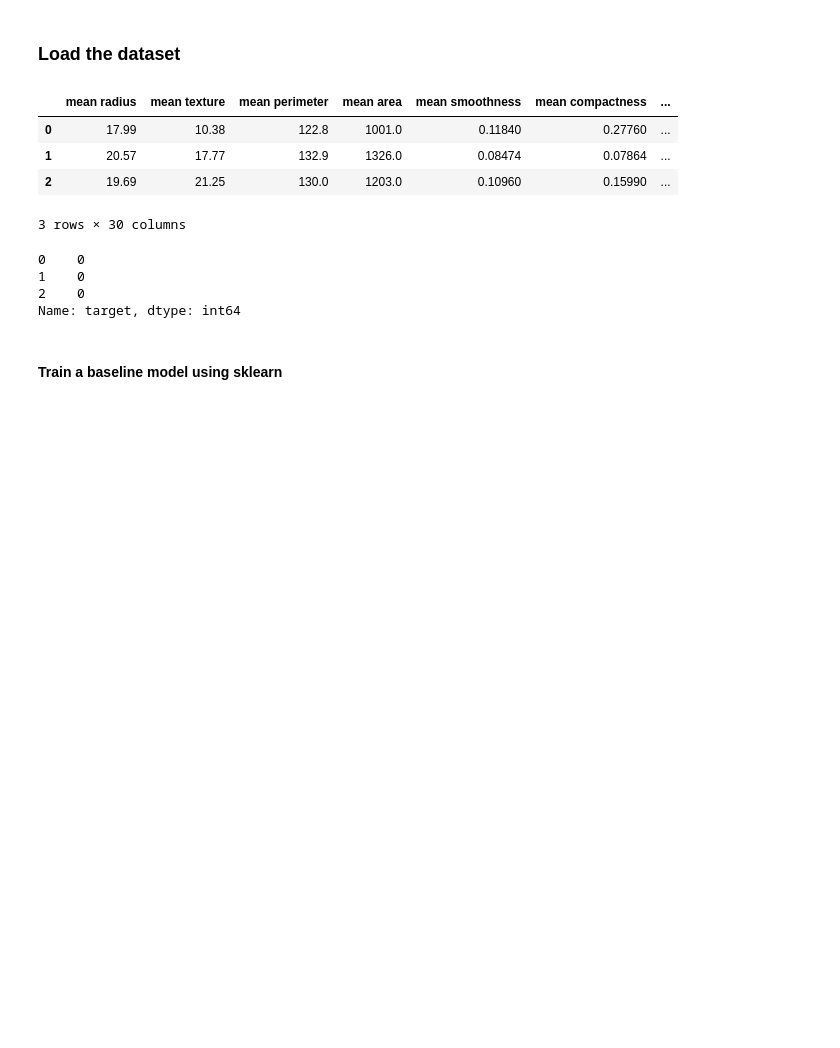
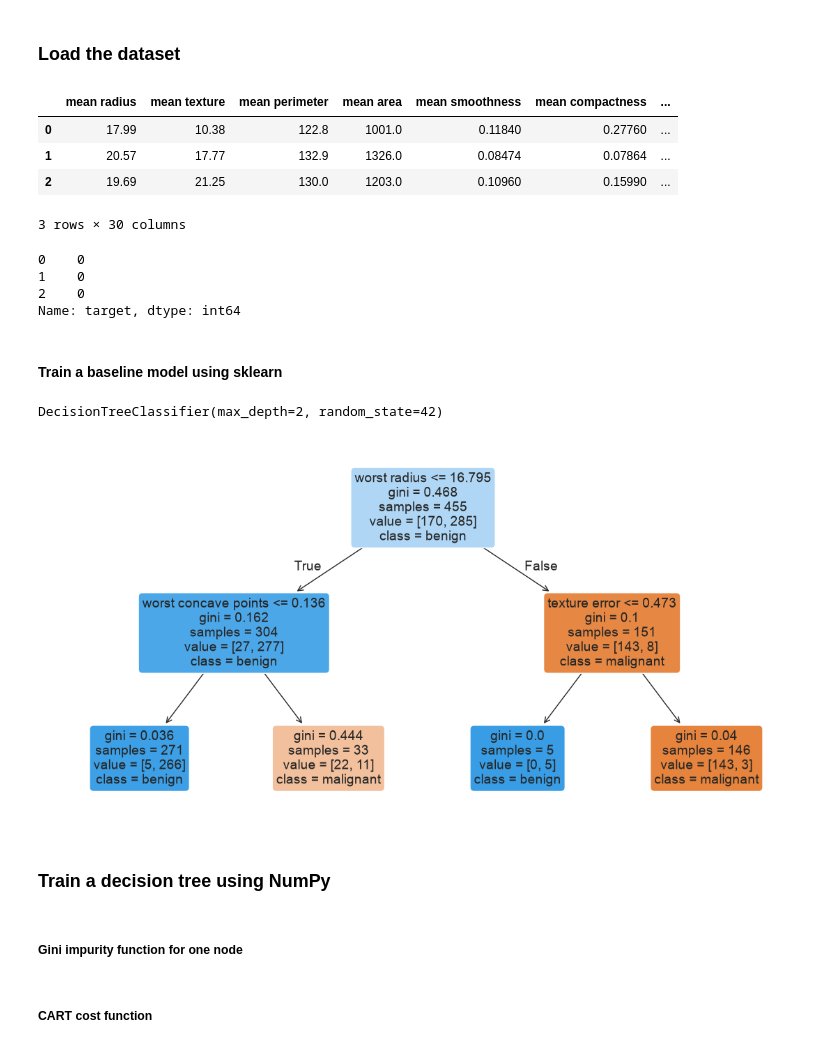
Before and after one commit to ArdaTuzn/ML_notebooks, a Jupyter notebook: breast_cancer/03-decision_tree.ipynb, the cells around one changed output. Cells and saved outputs as stored; diff of their text form; code cells hidden in the pictures; blank space fills up the shorter version.

Commit message:
Add Gini impurity and cart cost function

```diff
--- a/breast_cancer/03-decision_tree.ipynb
+++ b/breast_cancer/03-decision_tree.ipynb
@@ -39,3 +39,25 @@ Name: target, dtype: int64
 #### Train a baseline model using sklearn
 # %%
 from sklearn.tree import DecisionTreeClassifier
+tree_clf = DecisionTreeClassifier(max_depth=2, random_state=42)
+tree_clf.fit(X_train,y_train)
+# %% [output]
+DecisionTreeClassifier(max_depth=2, random_state=42)
+# %%
+from sklearn.tree import plot_tree
+
+plt.figure(figsize=(14, 7))
+plot_tree(
+    tree_clf,
+    feature_names=X.columns,
+    class_names=["malignant", "benign"],
+    filled=True,
+    rounded=True,
+)
+plt.show()
+# %% [output]
+[figure, added]
+# %% [markdown]
+### Train a decision tree using NumPy
+# %% [markdown]
+##### Gini impurity function for one node
@@ -41,0 +69,2 @@ from sklearn.tree import DecisionTreeClassifier
+# %% [markdown]
+##### CART cost function
```
Also changed, not shown: parts of 3 cells of this notebook.
